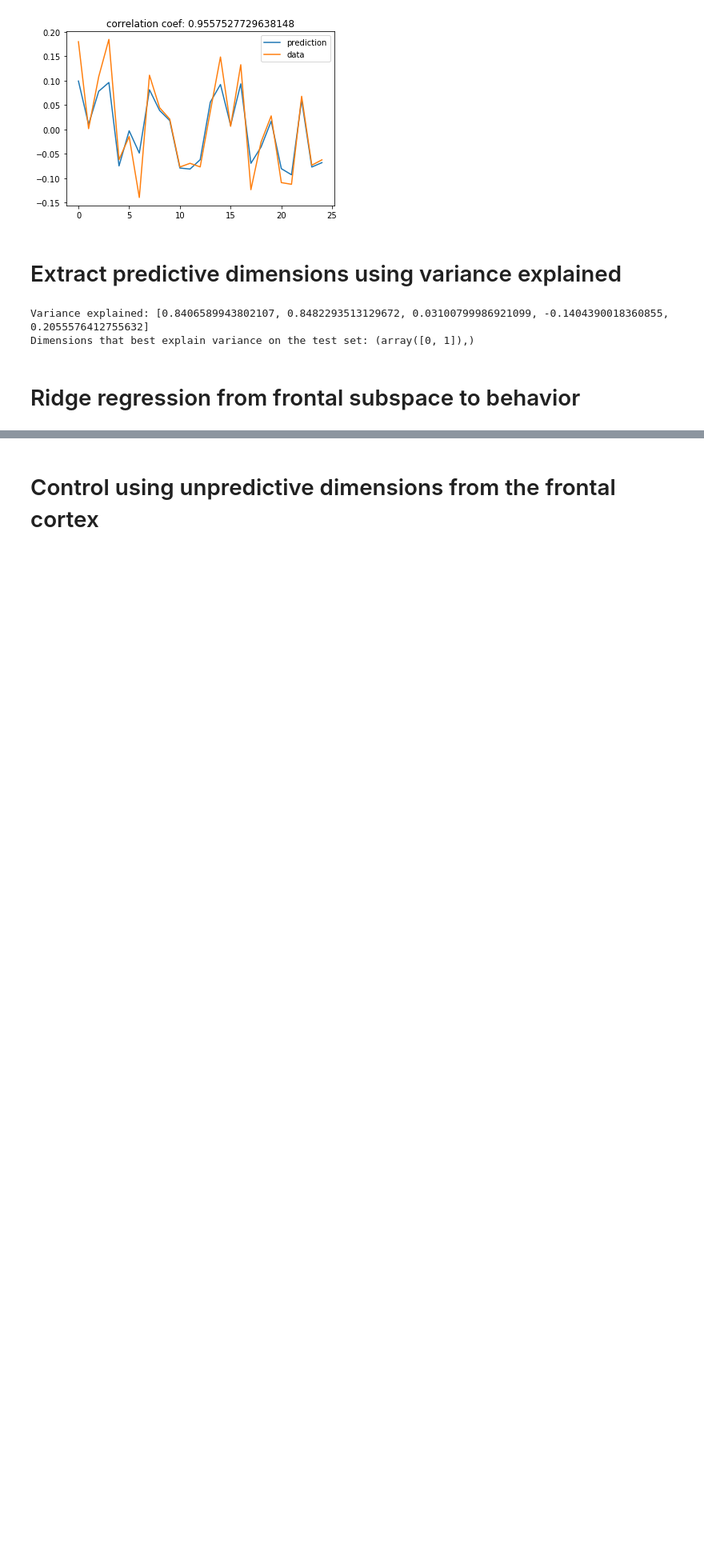
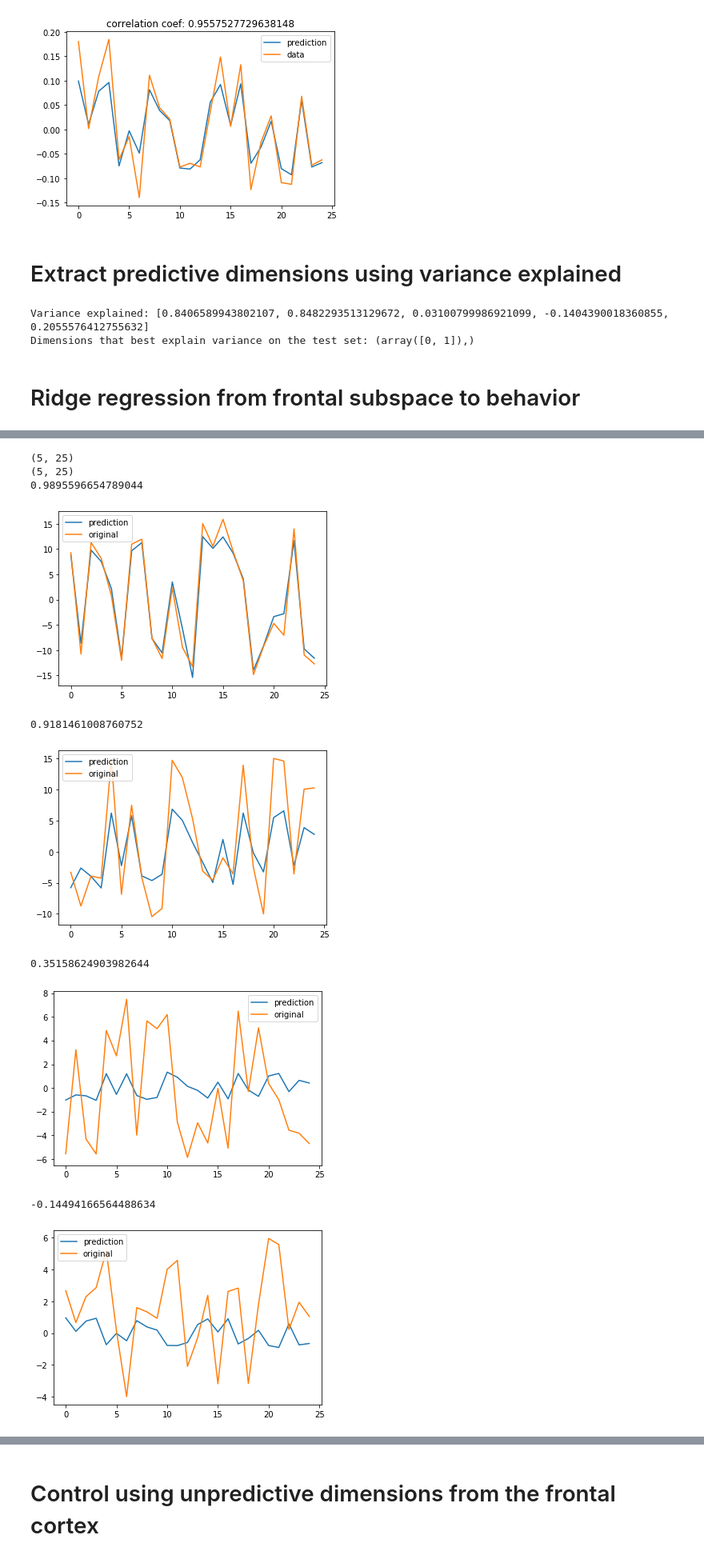
Before and after one commit to mariakesa/ConnectedLizards_NeuroMatch2020, a Jupyter notebook: NoteBookForMatthewClean.ipynb, the cells around one changed output, grey strips where cells are left out. Shown at 80% size. Saved outputs shown, nothing was run; the diff lists cells and outputs as text; code cells hidden in the pictures; blank space fills up the shorter version.

```diff
--- a/NoteBookForMatthewClean.ipynb
+++ b/NoteBookForMatthewClean.ipynb
@@ -243,0 +208,45 @@ corr matrix between midbrain pcs and predicted behavior
+# %%
+def ridge_to_behavior(from_front_to_mid_reg,pca_frontal,pcs_front,front_test,pcs_front_test,pcs_beh,pcs_beh_test,pcs_mid_test,dimensions):
+    ridge_beh=Ridge(0.1)
+    ridge_beh.fit((from_front_to_mid_reg.coef_[dimensions[0],:]@(pcs_front.T)).T,pcs_beh)
+    pred_beh=ridge_beh.coef_@from_front_to_mid_reg.coef_[dimensions[0],:]@(pcs_front_test.T)
+    actual=pcs_beh_test.T
+    print(pred_beh.shape)
+    print(actual.shape)
+    for j in range(0,5):
+        print(np.corrcoef(pred_beh[j,:],actual[j,:])[0,1])
+        plt.plot(pred_beh[j,:],label='prediction')
+        plt.plot(actual[j,:],label='original')
+        plt.legend()
+        plt.show()
+
+    '''
+    actual=(from_front_to_mid_reg.coef_[dimensions[0],:]@(pca_frontal.transform(front_test).T))#[dimensions[0],:]
+    for j in range(0,dimensions[0].shape[0]):
+        print(j)
+        print('corr coef, dim=' + str(dimensions[0][j])+':', np.corrcoef(pred_beh[j,:],actual[j,:])[0,1])
+        plt.plot(pred_beh[j,:],label='prediction')
+        plt.plot(actual[j,:],label='original')
+        plt.show()
+    for j in range(0,pcs_mid_test.shape[1]):
+        print(j)
+        print('corr matrix between midbrain pcs and predictions from behavior')
+        corrs_with_midbrain=np.corrcoef(pcs_mid_test[:,j],pred_beh[:2,:])
+        print(corrs_with_midbrain)
+        sns.heatmap(corrs_with_midbrain)
+        plt.show()
+
+    '''
+
+ridge_to_behavior(from_front_to_mid_reg,pca_frontal,pcs_front,front_test,pcs_front_test,pcs_beh,pcs_beh_test,pcs_mid_test,predictive_dimensions)
+# %% [output]
+(5, 25)
+(5, 25)
+0.9895596654789044
+[figure, added]
+0.9181461008760752
+[figure, added]
+0.35158624903982644
+[figure, added]
+-0.14494166564488634
+[figure, added]
```
Also changed, not shown: parts of 6 cells of this notebook.
